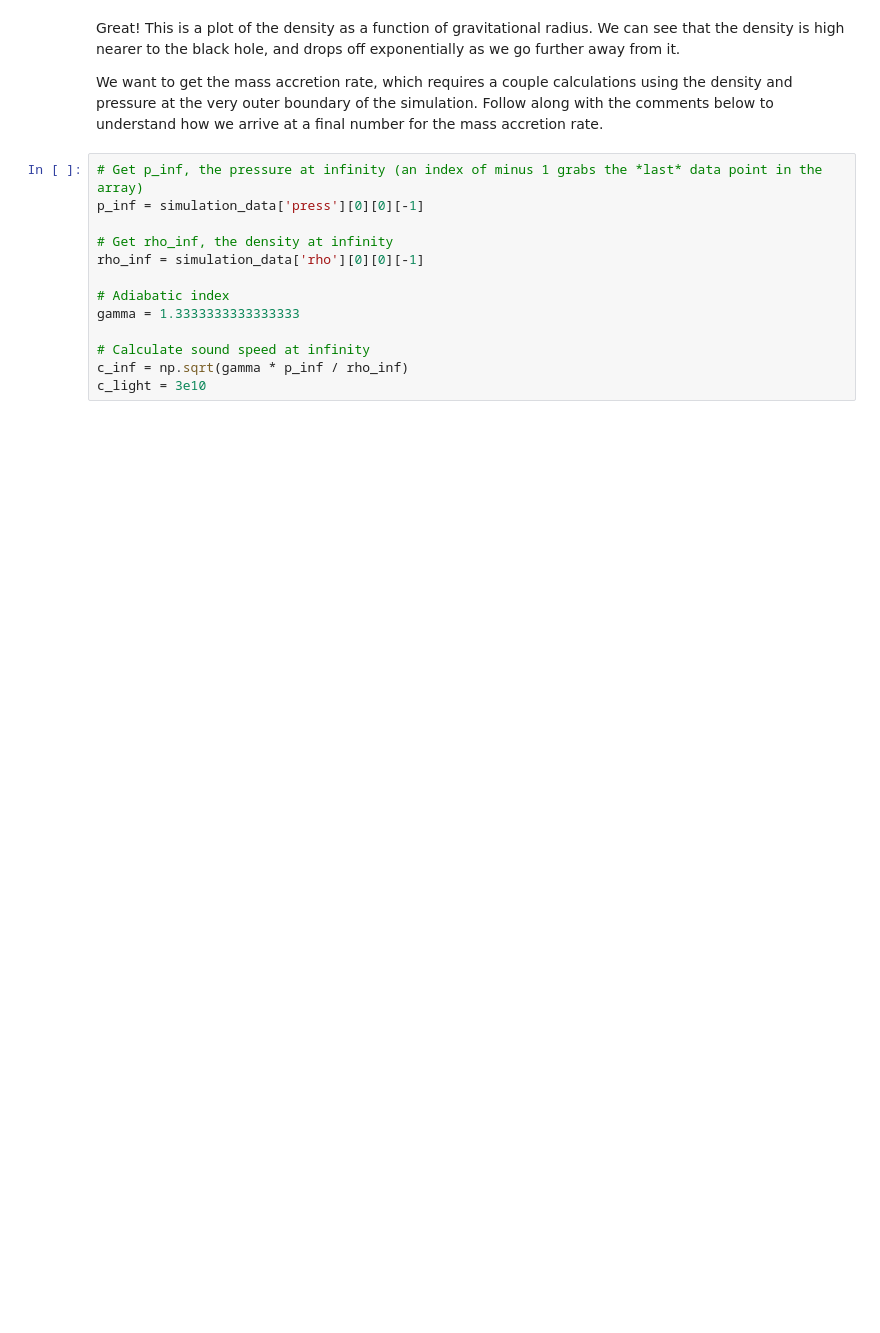
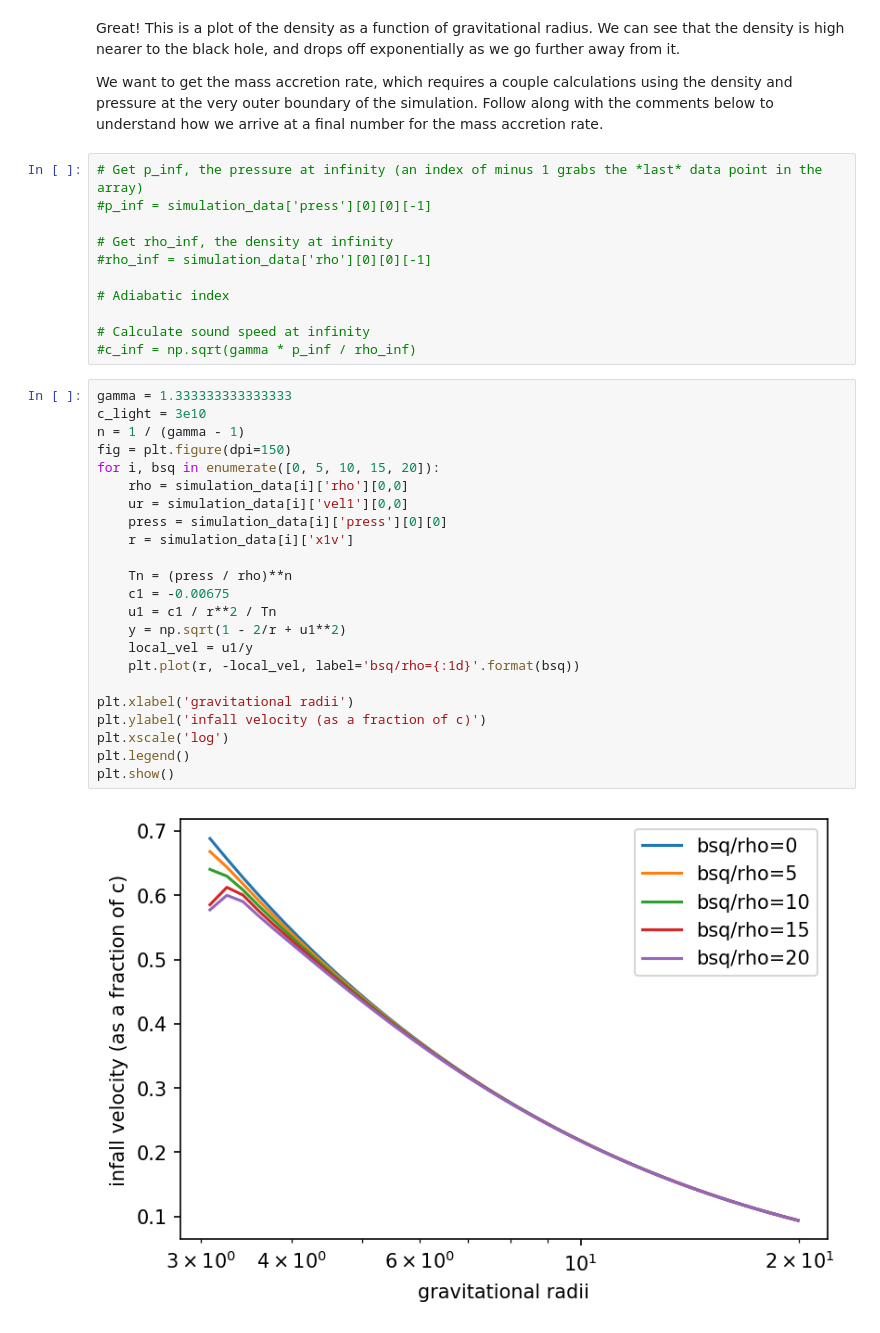
Before and after one commit to connor-mcclellan/bondi-accretion, a Jupyter notebook: scripts/01_plot-single-frame.ipynb, the cells around one changed output. Cells and saved outputs as stored; diff of their text form; blank space fills up the shorter version.

```diff
--- a/scripts/01_plot-single-frame.ipynb
+++ b/scripts/01_plot-single-frame.ipynb
@@ -39,15 +38,38 @@ Great! This is a plot of the density as a function of gravitational radius. We c
 We want to get the mass accretion rate, which requires a couple calculations using the density and pressure at the very outer boundary of the simulation. Follow along with the comments below to understand how we arrive at a final number for the mass accretion rate.
 # %%
 # Get p_inf, the pressure at infinity (an index of minus 1 grabs the *last* data point in the array)
-p_inf = simulation_data['press'][0][0][-1]
+#p_inf = simulation_data['press'][0][0][-1]
 
 # Get rho_inf, the density at infinity
-rho_inf = simulation_data['rho'][0][0][-1]
+#rho_inf = simulation_data['rho'][0][0][-1]
 
 # Adiabatic index
-gamma = 1.3333333333333333
 
 # Calculate sound speed at infinity
-c_inf = np.sqrt(gamma * p_inf / rho_inf)
-c_light = 3e10
+#c_inf = np.sqrt(gamma * p_inf / rho_inf)
+# %%
+gamma = 1.333333333333333
+c_light = 3e10
+n = 1 / (gamma - 1)
+fig = plt.figure(dpi=150)
+for i, bsq in enumerate([0, 5, 10, 15, 20]):
+    rho = simulation_data[i]['rho'][0,0]
+    ur = simulation_data[i]['vel1'][0,0]
+    press = simulation_data[i]['press'][0][0]
+    r = simulation_data[i]['x1v']
+
+    Tn = (press / rho)**n
+    c1 = -0.00675
+    u1 = c1 / r**2 / Tn
+    y = np.sqrt(1 - 2/r + u1**2)
+    local_vel = u1/y
+    plt.plot(r, -local_vel, label='bsq/rho={:1d}'.format(bsq))
+
+plt.xlabel('gravitational radii')
+plt.ylabel('infall velocity (as a fraction of c)')
+plt.xscale('log')
+plt.legend()
+plt.show()
+# %% [output]
+[figure, added]
 # %%
```
Also changed, not shown: parts of 5 cells of this notebook, 40 other files.
